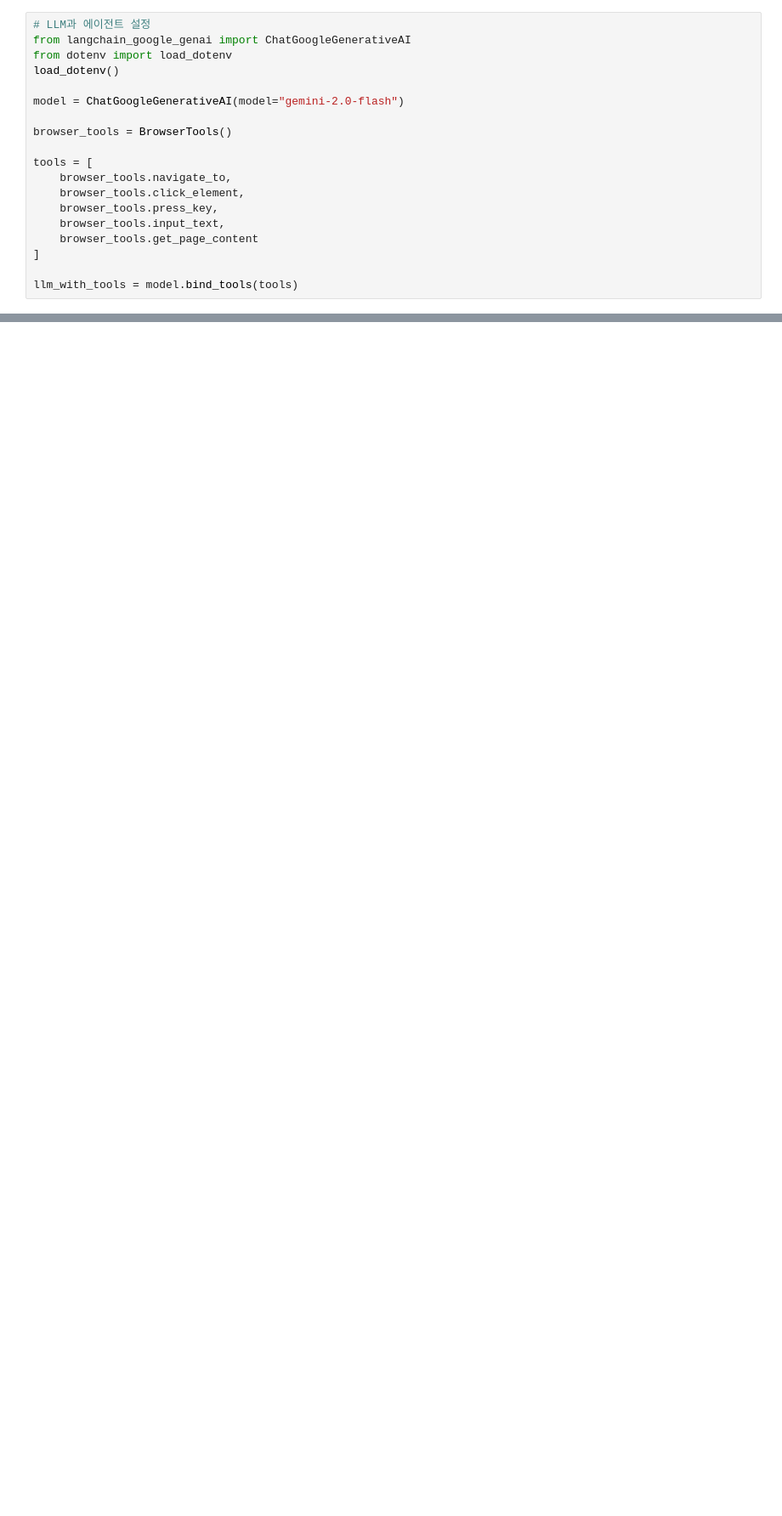
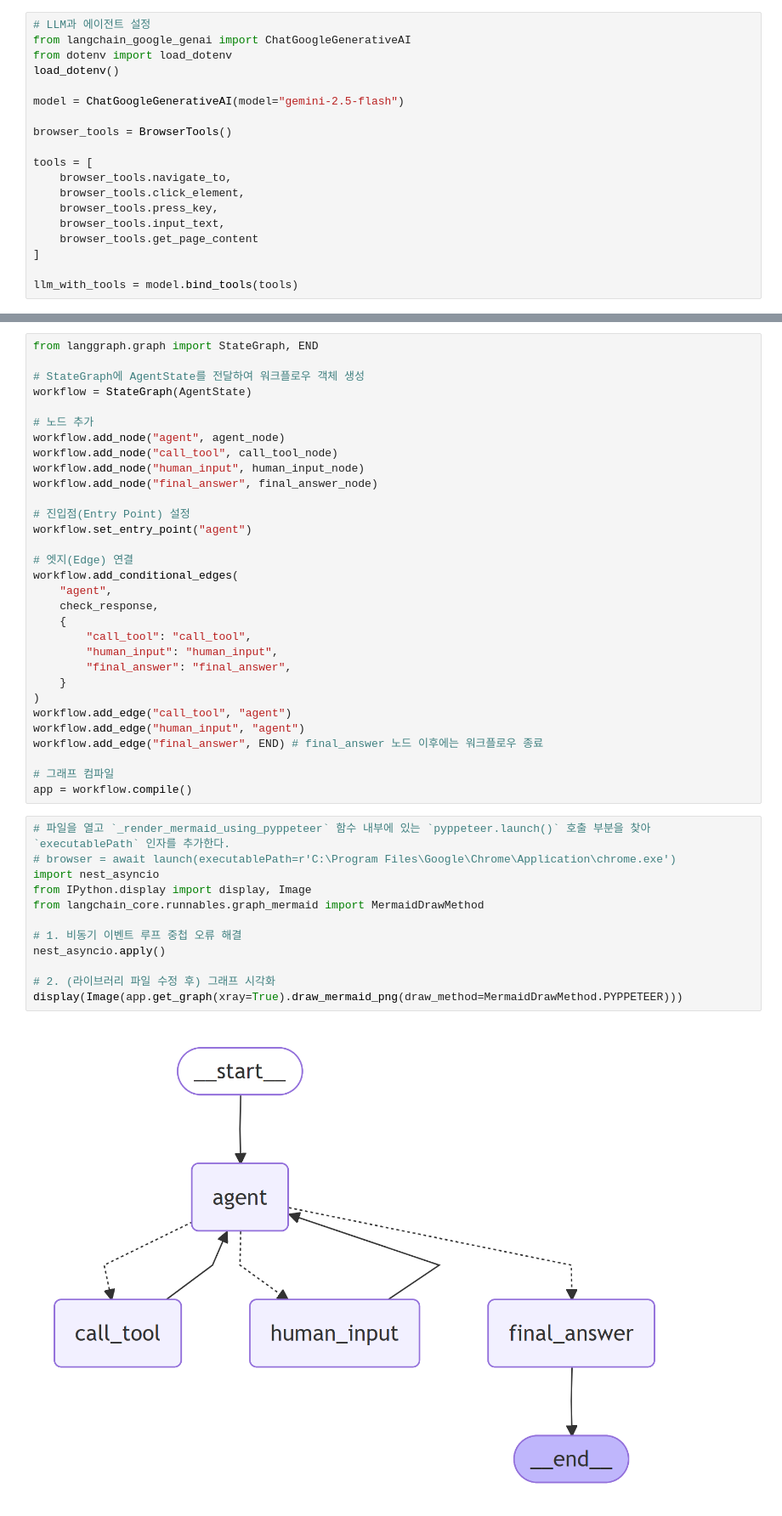
Before and after one commit to postforty/kor-it-langchain-class, a Jupyter notebook: ch11/sec02/supervisor_agent.ipynb, the cells around one changed output, grey strips where cells are left out. Shown at 85% size. Saved outputs shown, nothing was run; the diff lists cells and outputs as text; blank space fills up the shorter version.

```diff
--- a/ch11/sec02/supervisor_agent.ipynb
+++ b/ch11/sec02/supervisor_agent.ipynb
@@ -116,7 +118,7 @@ from langchain_google_genai import ChatGoogleGenerativeAI
 from dotenv import load_dotenv
 load_dotenv()
 
-model = ChatGoogleGenerativeAI(model="gemini-2.0-flash")
+model = ChatGoogleGenerativeAI(model="gemini-2.5-flash")
 
 browser_tools = BrowserTools()
 
@@ -189,3 +220,48 @@ def check_response(state: AgentState) -> Literal["call_tool", "human_input", "fi
     # Human-in-the-loop를 위해 human_input으로 보냄.
     # LLM이 직접 답변을 생성하지 않고, 추가 정보가 필요한 상황에 해당.
     return "human_input"
+# %%
+from langgraph.graph import StateGraph, END
+
+# StateGraph에 AgentState를 전달하여 워크플로우 객체 생성
+workflow = StateGraph(AgentState)
+
+# 노드 추가
+workflow.add_node("agent", agent_node)
+workflow.add_node("call_tool", call_tool_node)
+workflow.add_node("human_input", human_input_node)
+workflow.add_node("final_answer", final_answer_node)
+
+# 진입점(Entry Point) 설정
+workflow.set_entry_point("agent")
+
+# 엣지(Edge) 연결
+workflow.add_conditional_edges(
+    "agent",
+    check_response,
+    {
+        "call_tool": "call_tool",
+        "human_input": "human_input",
+        "final_answer": "final_answer",
+    }
+)
+workflow.add_edge("call_tool", "agent")
+workflow.add_edge("human_input", "agent")
+workflow.add_edge("final_answer", END) # final_answer 노드 이후에는 워크플로우 종료
+
+# 그래프 컴파일
+app = workflow.compile()
+# %%
+# 파일을 열고 `_render_mermaid_using_pyppeteer` 함수 내부에 있는 `pyppeteer.launch()` 호출 부분을 찾아 `executablePath` 인자를 추가한다.
+# browser = await launch(executablePath=r'C:\Program Files\Google\Chrome\Application\chrome.exe')
+import nest_asyncio
+from IPython.display import display, Image
+from langchain_core.runnables.graph_mermaid import MermaidDrawMethod
+
+# 1. 비동기 이벤트 루프 중첩 오류 해결
+nest_asyncio.apply()
+
+# 2. (라이브러리 파일 수정 후) 그래프 시각화
+display(Image(app.get_graph(xray=True).draw_mermaid_png(draw_method=MermaidDrawMethod.PYPPETEER)))
+# %% [output]
+[figure, added]
```
Also changed, not shown: parts of 3 cells of this notebook, 11 other files.
